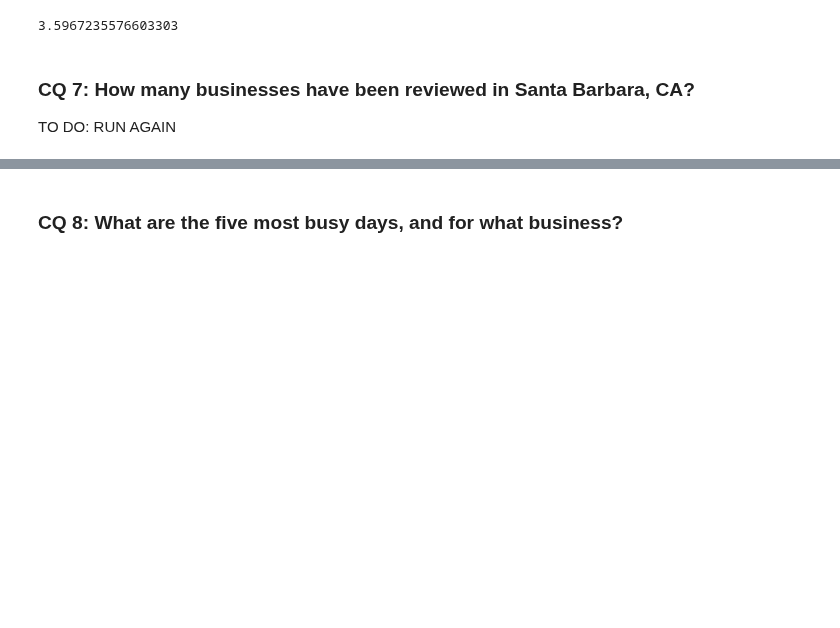
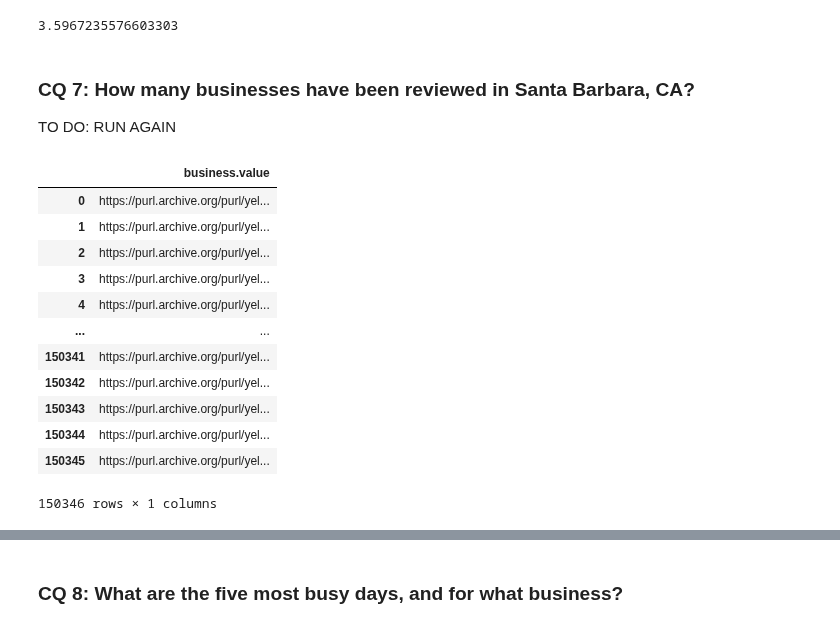
Before and after one commit to christiannielsen98/DVML-P7, a Jupyter notebook: Code/CompetencyQuestions/yelp_competency_question.ipynb, the cells around one changed output, grey strips where cells are left out. Cells and saved outputs as stored; diff of their text form; code cells hidden in the pictures; blank space fills up the shorter version.

```diff
--- a/Code/CompetencyQuestions/yelp_competency_question.ipynb
+++ b/Code/CompetencyQuestions/yelp_competency_question.ipynb
@@ -166,5 +166,29 @@ business['stars'].mean()
 ### CQ 7: How many businesses have been reviewed in Santa Barbara, CA?
 
 TO DO: RUN AGAIN
+# %%
+sparql_query = """
+SELECT ?state ?city ?business
+WHERE {
+    ?business rdfs:Class schema:LocalBusiness .
+}
+
+"""
+
+run_query(query=sparql_query, as_dataframe=True)
+# %% [output]
+|  | business.value |
+| 0 | https://purl.archive.org/purl/yel... |
+| 1 | https://purl.archive.org/purl/yel... |
+| 2 | https://purl.archive.org/purl/yel... |
+| 3 | https://purl.archive.org/purl/yel... |
+| 4 | https://purl.archive.org/purl/yel... |
+| ... | ... |
+| 150341 | https://purl.archive.org/purl/yel... |
+| 150342 | https://purl.archive.org/purl/yel... |
+| 150343 | https://purl.archive.org/purl/yel... |
+| 150344 | https://purl.archive.org/purl/yel... |
+| 150345 | https://purl.archive.org/purl/yel... |
+150346 rows × 1 columns
 # %%
 sparql_query = """
```
Also changed, not shown: parts of 9 cells of this notebook, 5 other files.
